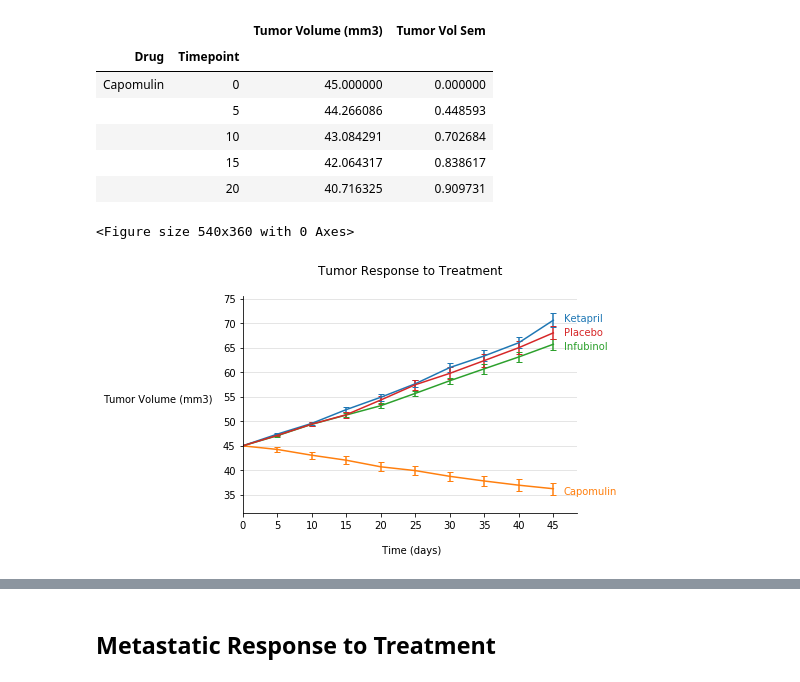
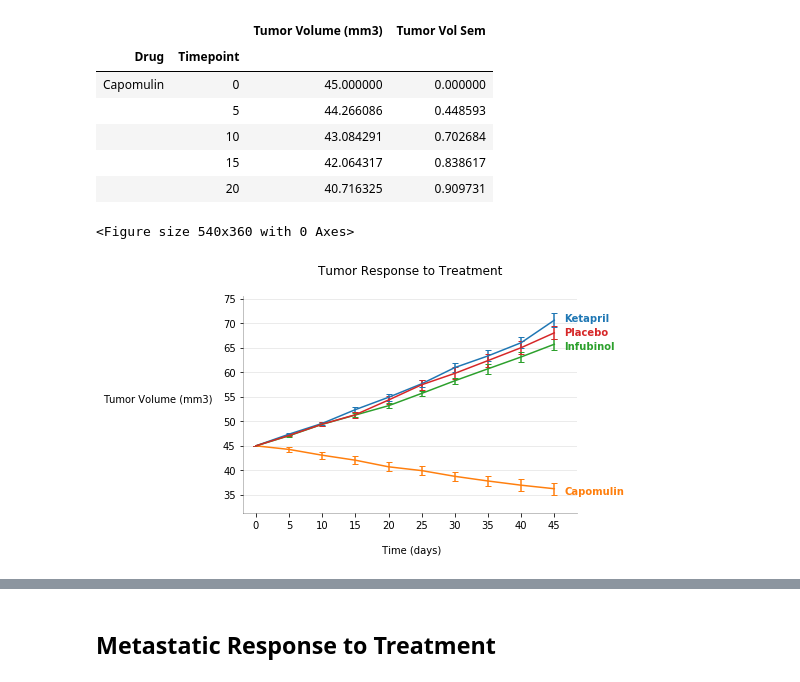
Before and after one commit to scottinsactown/Pymaceuticals, a Jupyter notebook: Pymaceuticals/pymaceuticals_starter.ipynb, the cells around one changed output, grey strips where cells are left out. Drawn from its saved outputs; the diff is of its cells as text; code cells hidden in the pictures.

Commit message:
Chart two done

```diff
--- a/Pymaceuticals/pymaceuticals_starter.ipynb
+++ b/Pymaceuticals/pymaceuticals_starter.ipynb
@@ -133,46 +105,42 @@ for drug in df['Drug'].unique():
     y_axis = drug_data.loc[:,'Tumor Volume (mm3)'].values
     std_err = drug_data.loc[:,'Tumor Vol Sem'].values
     ax.errorbar(x_axis,y_axis,yerr=std_err,capsize=3, elinewidth=0, markeredgewidth=1,label=drug)
 
 # Set chart design basics
 plt.title('Tumor Response to Treatment\n',weight='medium')
 plt.xlabel('\n Time (days)')
 plt.ylabel('Tumor Volume (mm3)  ',rotation=0,ha='right')
-plt.xlim(min(x_axis),max(x_axis)+3.5)
+plt.xlim(min(x_axis)-2,max(x_axis)+3.5)
 plt.ylim(min(df_tumor_volume['Tumor Volume (mm3)'])-5,max(df_tumor_volume['Tumor Volume (mm3)'])+5)
-plt.grid(axis='y',alpha=.4)
+plt.grid(axis='y',alpha=.3)
 
 #If I wanted to do a traditional legend:
     #plt.legend(bbox_to_anchor=(1.04,1), borderaxespad=0,frameon=False)
         #https://stackoverflow.com/questions/4700614/how-to-put-the-legend-out-of-the-plot
 
 # But I want to annotate here for clearer viz
+# **** way to automate color based on presets?
 plt.xticks(np.arange(min(df['Timepoint']), max(df['Timepoint']+2), 5.0))
-plt.annotate('Capomulin',(46.5,35),ha='left',color='C1',weight='medium')
-plt.annotate('Ketapril',(46.5,70.3),ha='left',color='C0')
-plt.annotate('Infubinol',(46.5,64.7),ha='left',color='C2',weight='medium')
-plt.annotate('Placebo',(46.5,67.5),ha='left',color='C3')
+plt.annotate('Ketapril',(46.5,70.3),ha='left',color='C0',weight='bold')
+plt.annotate('Capomulin',(46.5,35),ha='left',color='C1',weight='bold')
+plt.annotate('Infubinol',(46.5,64.7),ha='left',color='C2',weight='bold')
+plt.annotate('Placebo',(46.5,67.5),ha='left',color='C3',weight='bold')
 
-# Remove remaining clutter
+# Address remaining clutter
 ax.spines['top'].set_visible(False)
 ax.spines['right'].set_visible(False)
-#ax.spines['left'].set_visible(False)
+ax.spines['left'].set_alpha(alpha=.3)
+ax.spines['bottom'].set_alpha(alpha=.3)
 
-# Save the Figure
+# Save the figure in a way that perserves special formatting
 plt.savefig('Tumor_Vol.jpg',bbox_inches = "tight")
 
 # Show the Figure
 plt.show()
 
-# Resolve:
-    #x axis start/stop point?
-    #keep y axis visible?
-
 # If time permits:
-    # Adjust transparency of axes
-        #ax.spines['bottom'].set_alpha=(.2)
     # How pre-set color order
         #ax.set_color_cycle(['blue', 'red', 'green','cyan'])
 # %% [output]
 <Figure size 540x360 with 0 Axes>
-[figure, old version]
+[figure, new version]
```
Also changed, not shown: parts of 10 cells of this notebook.
